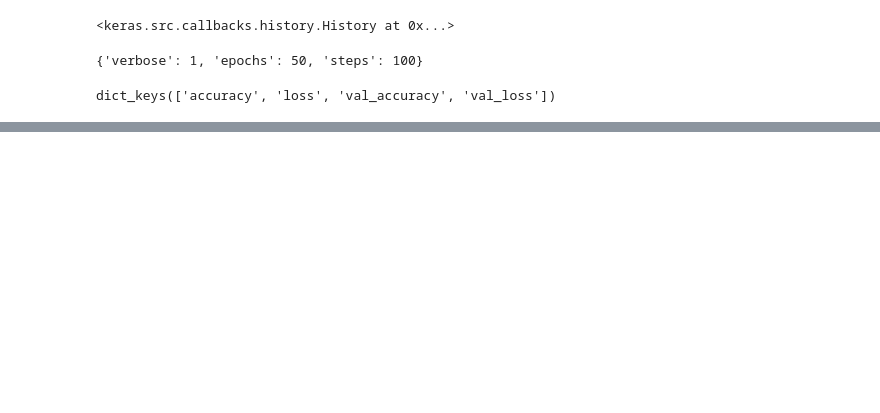
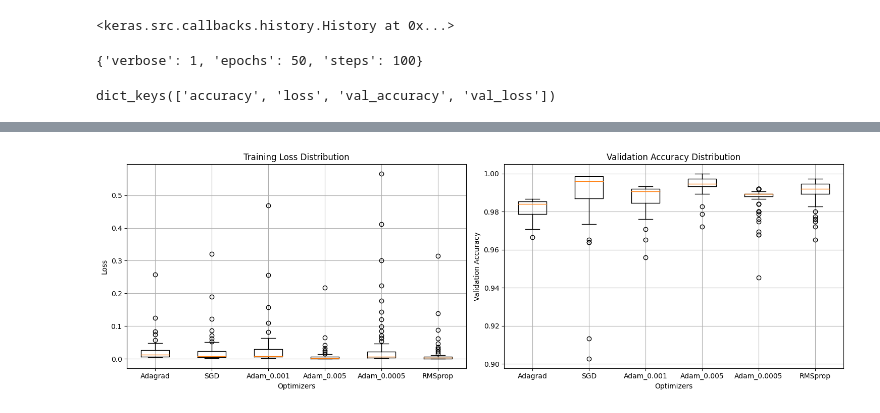
Before and after one commit to AnjanPayra/SolveIt-AI-Powered-Mango-Leaf-Disease-Detection-System-with-Interactive-Support, a Jupyter notebook: Traning/saving.ipynb, the cells around one changed output, grey strips where cells are left out. Cells and saved outputs as stored; diff of their text form; code cells hidden in the pictures; blank space fills up the shorter version.

```diff
--- a/Traning/saving.ipynb
+++ b/Traning/saving.ipynb
@@ -306,0 +766,30 @@ ValueError: File format not supported: filepath=../saved_models/3. Keras 3 only
+# %%
+import matplotlib.pyplot as plt
+
+plt.figure(figsize=(15, 5))
+
+# Extract losses and accuracies for each optimizer (or configuration)
+losses_data = [data['losses'] for name, data in results.items()]
+accuracies_data = [data['val_accuracies'] for name, data in results.items()]
+optimizer_names = list(results.keys())
+
+# Plot box plot for training losses
+plt.subplot(1, 2, 1)
+plt.boxplot(losses_data, labels=optimizer_names)
+plt.xlabel('Optimizers')
+plt.ylabel('Loss')
+plt.title('Training Loss Distribution')
+plt.grid(True)
+
+# Plot box plot for validation accuracies
+plt.subplot(1, 2, 2)
+plt.boxplot(accuracies_data, labels=optimizer_names)
+plt.xlabel('Optimizers')
+plt.ylabel('Validation Accuracy')
+plt.title('Validation Accuracy Distribution')
+plt.grid(True)
+
+plt.tight_layout()
+plt.show()
+# %% [output]
+[figure, added]
```
Also changed, not shown: parts of 30 cells of this notebook, 3 other files.
